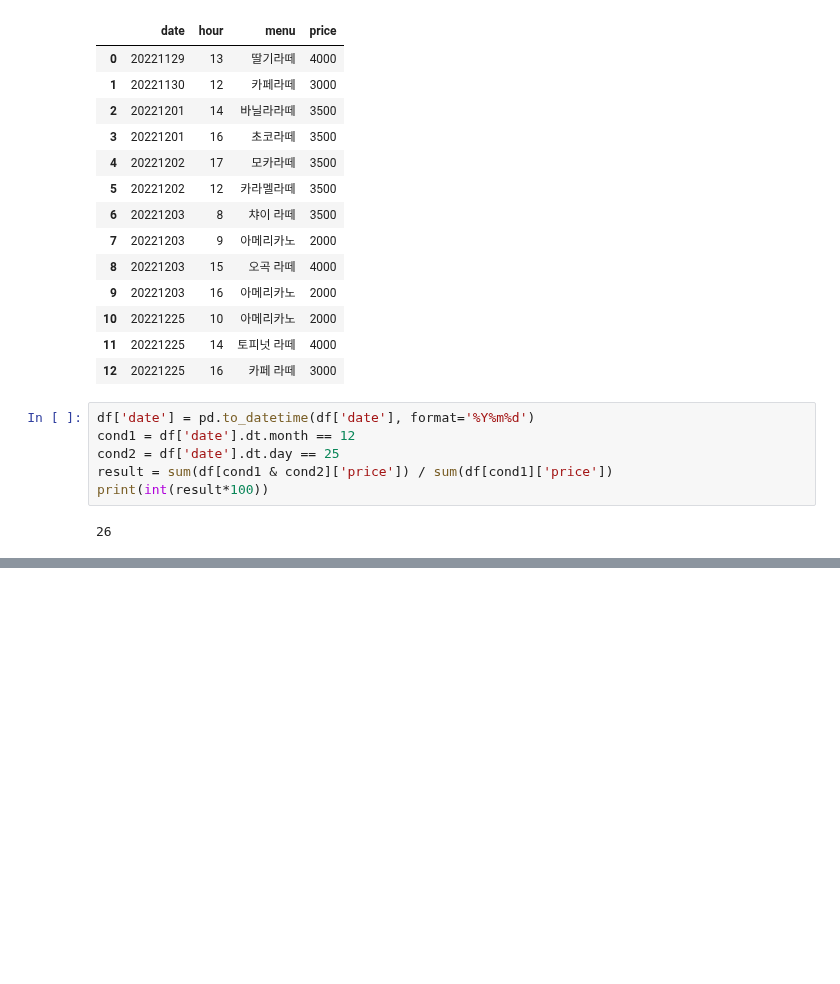
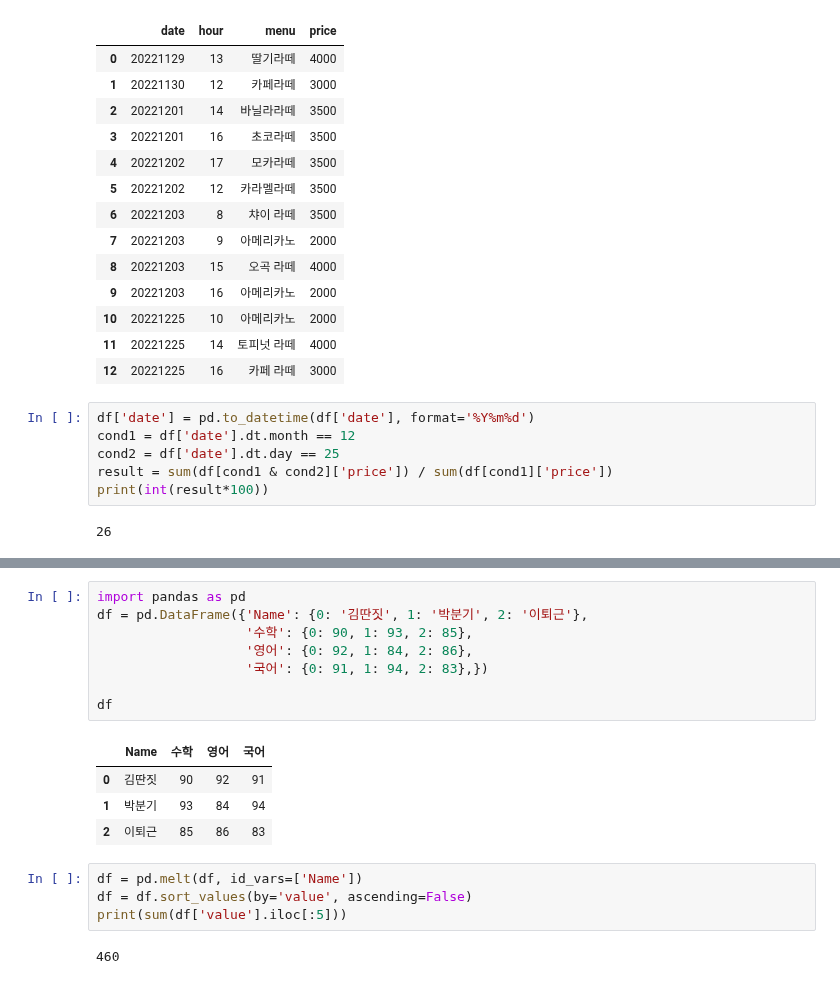
Before and after one commit to zudata/BEAKJOON, a Jupyter notebook: study/Big Data Certification study.ipynb, the cells around one changed output, grey strips where cells are left out. Cells and saved outputs as stored; diff of their text form; blank space fills up the shorter version.

```diff
--- a/study/Big Data Certification study.ipynb
+++ b/study/Big Data Certification study.ipynb
@@ -1656,0 +1661,19 @@ print(int(result*100))
+# %%
+import pandas as pd
+df = pd.DataFrame({'Name': {0: '김딴짓', 1: '박분기', 2: '이퇴근'},
+                   '수학': {0: 90, 1: 93, 2: 85},
+                   '영어': {0: 92, 1: 84, 2: 86},
+                   '국어': {0: 91, 1: 94, 2: 83},})
+
+df
+# %% [output]
+|  | Name | 수학 | 영어 | 국어 |
+| 0 | 김딴짓 | 90 | 92 | 91 |
+| 1 | 박분기 | 93 | 84 | 94 |
+| 2 | 이퇴근 | 85 | 86 | 83 |
+# %%
+df = pd.melt(df, id_vars=['Name'])
+df = df.sort_values(by='value', ascending=False)
+print(sum(df['value'].iloc[:5]))
+# %% [output]
+460
```
Also changed, not shown: parts of 4 cells of this notebook.
